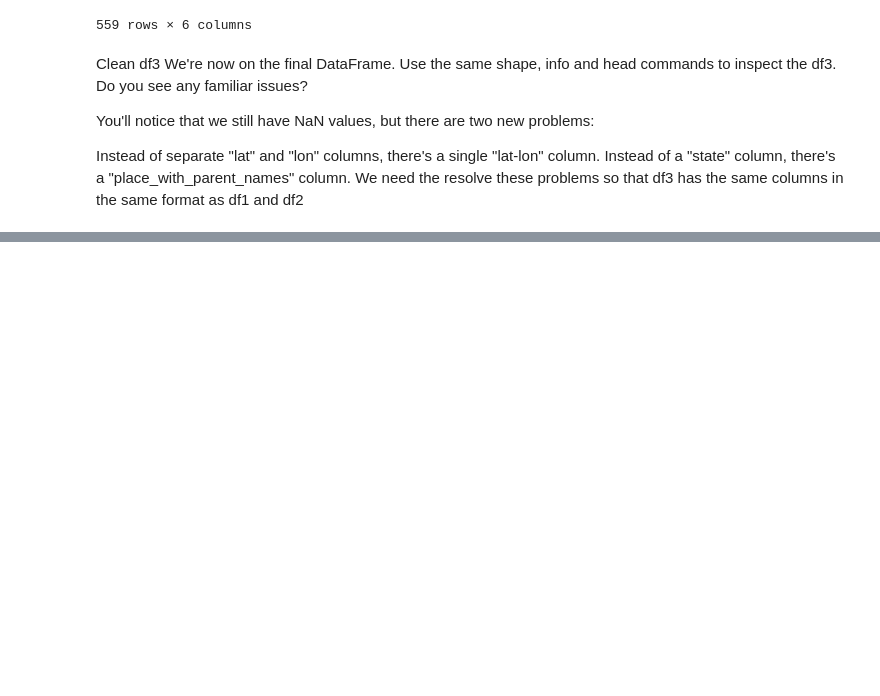
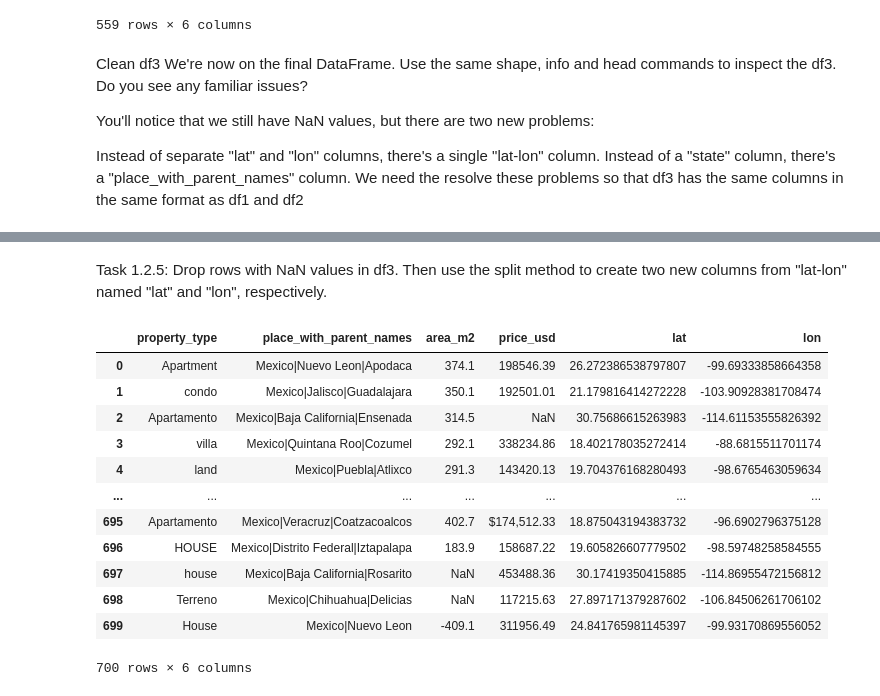
Before and after one commit to Dilajohn/Data-science-tutorials, a Jupyter notebook: data_wrangling_with_pandas.ipynb, the cells around one changed output, grey strips where cells are left out. Drawn from its saved outputs; the diff is of its cells as text; code cells hidden in the pictures; blank space fills up the shorter version.

Commit message:
Add data cleaning steps for df3: drop NaN values and split 'lat-lon' into separate 'lat' and 'lon' columns

```diff
--- a/data_wrangling_with_pandas.ipynb
+++ b/data_wrangling_with_pandas.ipynb
@@ -167,0 +206,27 @@ We need the resolve these problems so that df3 has the same columns in the same
+# %% [markdown]
+Task 1.2.5: Drop rows with NaN values in df3. Then use the split method to create two new columns from "lat-lon" named "lat" and "lon", respectively.
+# %%
+#To split strings in one column and create new columns from the result in pandas, use the .str.split() method with expand=True.
+#df["col"].str.split(sep) splits each string by sep (default is whitespace).
+#expand=True turns the list of split parts into separate columns (returns a DataFrame).
+#Assigning to df[["new1", "new2", ...]] creates those new columns in one step.
+#n=1 means “split at most once”, so you get exactly two columns even if there are more commas
+df3[["lat","lon"]] = df3["lat-lon"].str.split(",",n = 1, expand=True)
+
+df3 = df3.drop(columns=["lat-lon"])
+
+df3
+# %% [output]
+|  | property_type | place_with_parent_names | area_m2 | price_usd | lat | lon |
+| 0 | Apartment | Mexico|Nuevo Leon|Apodaca | 374.1 | 198546.39 | 26.272386538797807 | -99.69333858664358 |
+| 1 | condo | Mexico|Jalisco|Guadalajara | 350.1 | 192501.01 | 21.179816414272228 | -103.90928381708474 |
+| 2 | Apartamento | Mexico|Baja California|Ensenada | 314.5 | NaN | 30.75686615263983 | -114.61153555826392 |
+| 3 | villa | Mexico|Quintana Roo|Cozumel | 292.1 | 338234.86 | 18.402178035272414 | -88.6815511701174 |
+| 4 | land | Mexico|Puebla|Atlixco | 291.3 | 143420.13 | 19.704376168280493 | -98.6765463059634 |
+| ... | ... | ... | ... | ... | ... | ... |
+| 695 | Apartamento | Mexico|Veracruz|Coatzacoalcos | 402.7 | $174,512.33 | 18.875043194383732 | -96.6902796375128 |
+| 696 | HOUSE | Mexico|Distrito Federal|Iztapalapa | 183.9 | 158687.22 | 19.605826607779502 | -98.59748258584555 |
+| 697 | house | Mexico|Baja California|Rosarito | NaN | 453488.36 | 30.17419350415885 | -114.86955472156812 |
+| 698 | Terreno | Mexico|Chihuahua|Delicias | NaN | 117215.63 | 27.897171379287602 | -106.84506261706102 |
+| 699 | House | Mexico|Nuevo Leon | -409.1 | 311956.49 | 24.841765981145397 | -99.93170869556052 |
+700 rows × 6 columns
```
Also changed, not shown: parts of 1 cell of this notebook.
